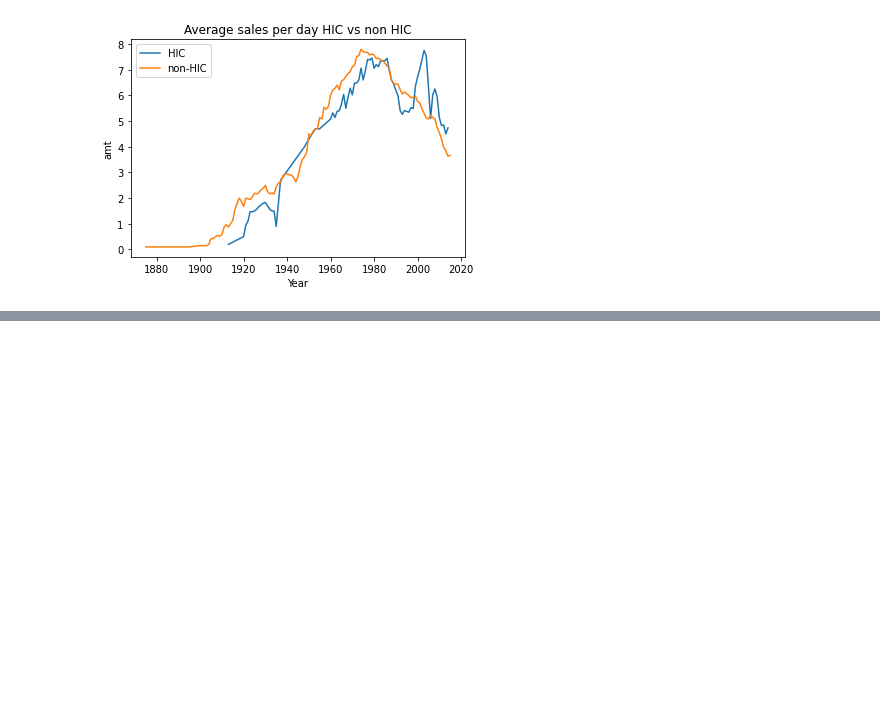
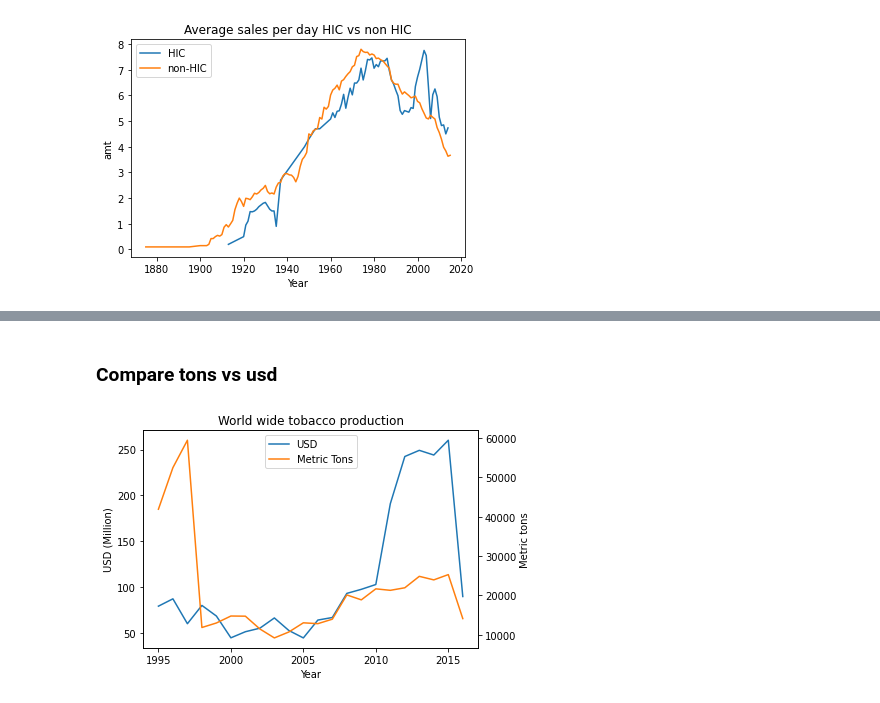
Before and after one commit to Chestnut-lol/DataOpen2021, a Jupyter notebook: data/Alice.ipynb, the cells around one changed output, grey strips where cells are left out. Drawn from its saved outputs; the diff is of its cells as text; code cells hidden in the pictures; blank space fills up the shorter version.

```diff
--- a/data/Alice.ipynb
+++ b/data/Alice.ipynb
@@ -184,0 +215,3 @@ plt.savefig(f'plots\{title}.jpg',bbox_inches ='tight')
+# %%
+production_countries = production['Country or Area'].unique()
+production_countries
@@ -184,0 +321,21 @@ plt.savefig(f'plots\{title}.jpg',bbox_inches ='tight')
+# %% [markdown]
+### Compare tons vs usd
+# %%
+fig,ax = plt.subplots()
+
+title = 'World wide tobacco production'
+plt.title(title)
+
+df = production_in_usd[['Country or Area','Year','Value']]
+df.groupby('Year').mean().plot(ax=ax,label="Metric tons")
+ax.set_ylabel("USD (Million)")
+df = production_in_tons[['Country or Area','Year','Value']]
+df.groupby('Year').mean().plot(ax=ax,secondary_y=True,label="USD")
+plt.ylabel("Metric tons")
+lines = ax.get_lines() + ax.right_ax.get_lines()
+ax.legend(lines, ["USD","Metric Tons"],loc='upper center')
+
+title = title.replace(" ","-")
+plt.savefig(f'plots\{title}.jpg',bbox_inches ='tight')
+# %% [output]
+[figure, added]
```
Also changed, not shown: parts of 24 cells of this notebook, 3 other files.
